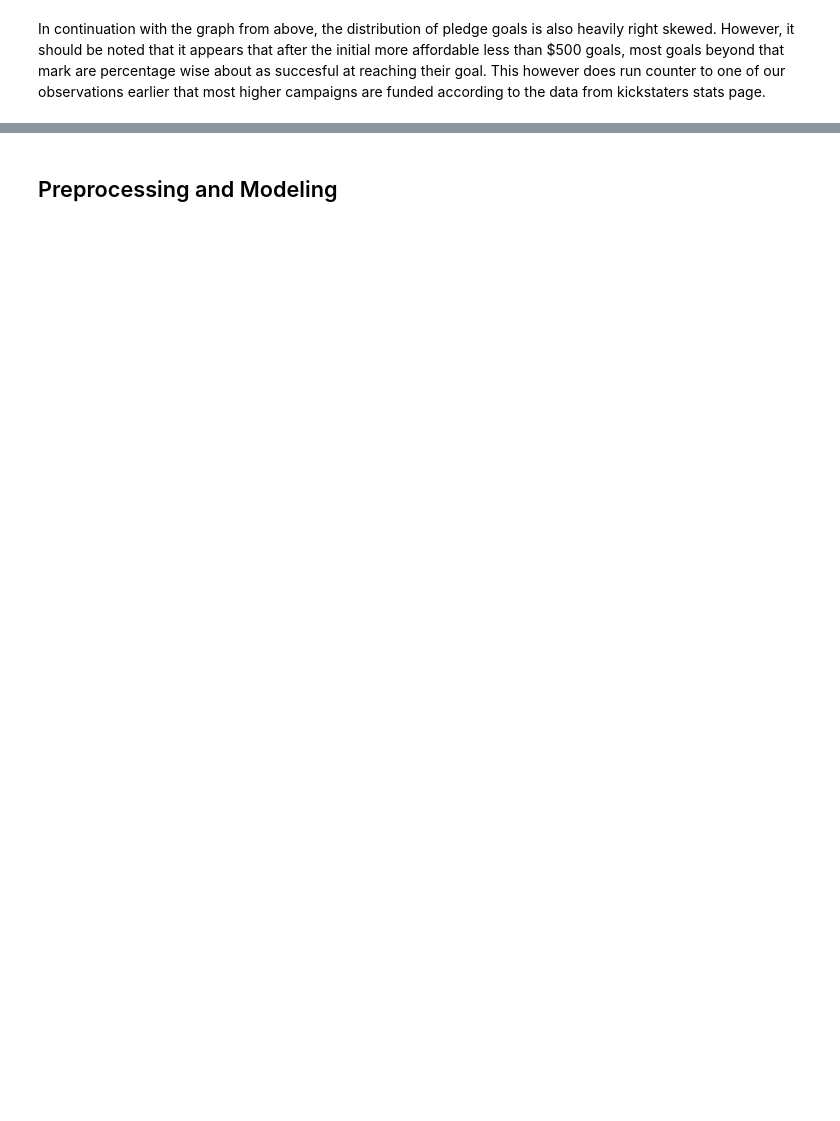
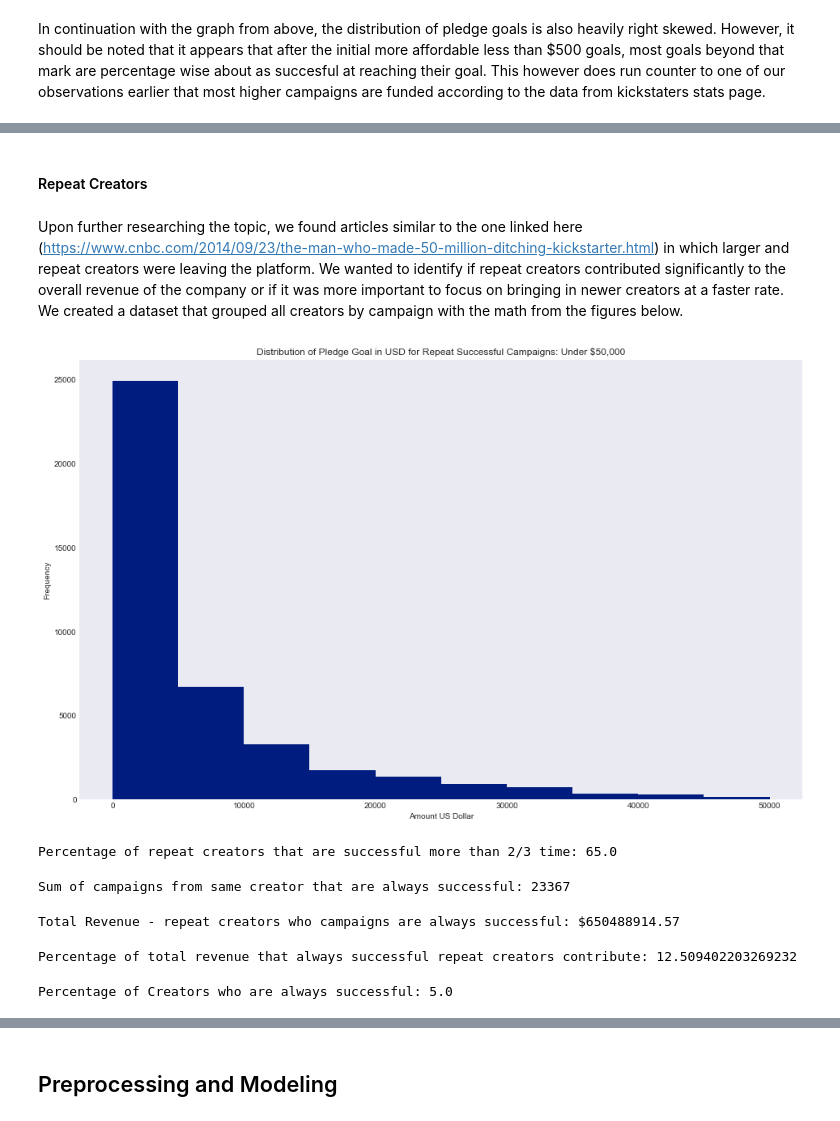
Before and after one commit to atTlr/kickstarter_campaigns, a Jupyter notebook: code/total.ipynb, the cells around one changed output, grey strips where cells are left out. Cells and saved outputs as stored; diff of their text form; code cells hidden in the pictures; blank space fills up the shorter version.

```diff
--- a/code/total.ipynb
+++ b/code/total.ipynb
@@ -88,6 +92,8 @@ from sklearn.compose import make_column_transformer
 from sklearn.base import BaseEstimator, TransformerMixin
 from sklearn.pipeline import Pipeline, FeatureUnion
 from sklearn.ensemble import RandomForestClassifier
+# %%
+plt.style.use('seaborn-darkgrid')
 # %% [markdown]
 ## EDA
 # %%
@@ -184,0 +183,37 @@ plt.tight_layout;
+# %% [markdown]
+#### Repeat Creators
+# %% [markdown]
+Upon further researching the topic, we found articles similar to the one linked here (https://www.cnbc.com/2014/09/23/the-man-who-made-50-million-ditching-kickstarter.html) in which larger and repeat creators were leaving the platform. We wanted to identify if repeat creators contributed significantly to the overall revenue of the company or if it was more important to focus on bringing in newer creators at a faster rate. We created a dataset that grouped all creators by campaign with the math from the figures below.
+# %%
+udf = pd.read_csv('../data/unique_ks_up.csv')
+# %%
+gb_udf = udf.loc[udf['attempts']>1]
+# %%
+plt.figure(figsize = (16,10))
+gb_udf[gb_udf['goal']<50000]['goal'].hist(grid = False)
+plt.xlabel('Amount US Dollar')
+plt.ylabel('Frequency')
+plt.title('Distribution of Pledge Goal in USD for Repeat Successful Campaigns: Under $50,000')
+plt.tight_layout;
+# %% [output]
+[figure, added]
+# %%
+print(f"Percentage of repeat creators that are successful more than 2/3 time: {round(len(gb_udf[gb_udf['success']> gb_udf['attempts']/2])/len(gb_udf),4)*100}")
+# %% [output]
+Percentage of repeat creators that are successful more than 2/3 time: 65.0
+# %%
+print(f"Sum of campaigns from same creator that are always successful: {len(gb_udf[gb_udf['success']== gb_udf['attempts']])}")
+# %% [output]
+Sum of campaigns from same creator that are always successful: 23367
+# %%
+print(f"Total Revenue - repeat creators who campaigns are always successful: ${round(gb_udf[gb_udf['success']== gb_udf['attempts']]['usd_pledged'].sum(),2)}")
+# %% [output]
+Total Revenue - repeat creators who campaigns are always successful: $650488914.57
+# %%
+print(f"Percentage of total revenue that always successful repeat creators contribute: {(round(gb_udf[gb_udf['success']== gb_udf['attempts']]['usd_pledged'].sum(),4) / 5_200_000_000)*100}")
+# %% [output]
+Percentage of total revenue that always successful repeat creators contribute: 12.509402203269232
+# %%
+print(f"Percentage of Creators who are always successful: {(round(len(gb_udf[gb_udf['success']== gb_udf['attempts']])/497_280,2)*100)}")
+# %% [output]
+Percentage of Creators who are always successful: 5.0
```
Also changed, not shown: parts of 46 cells of this notebook, 5 other files.
